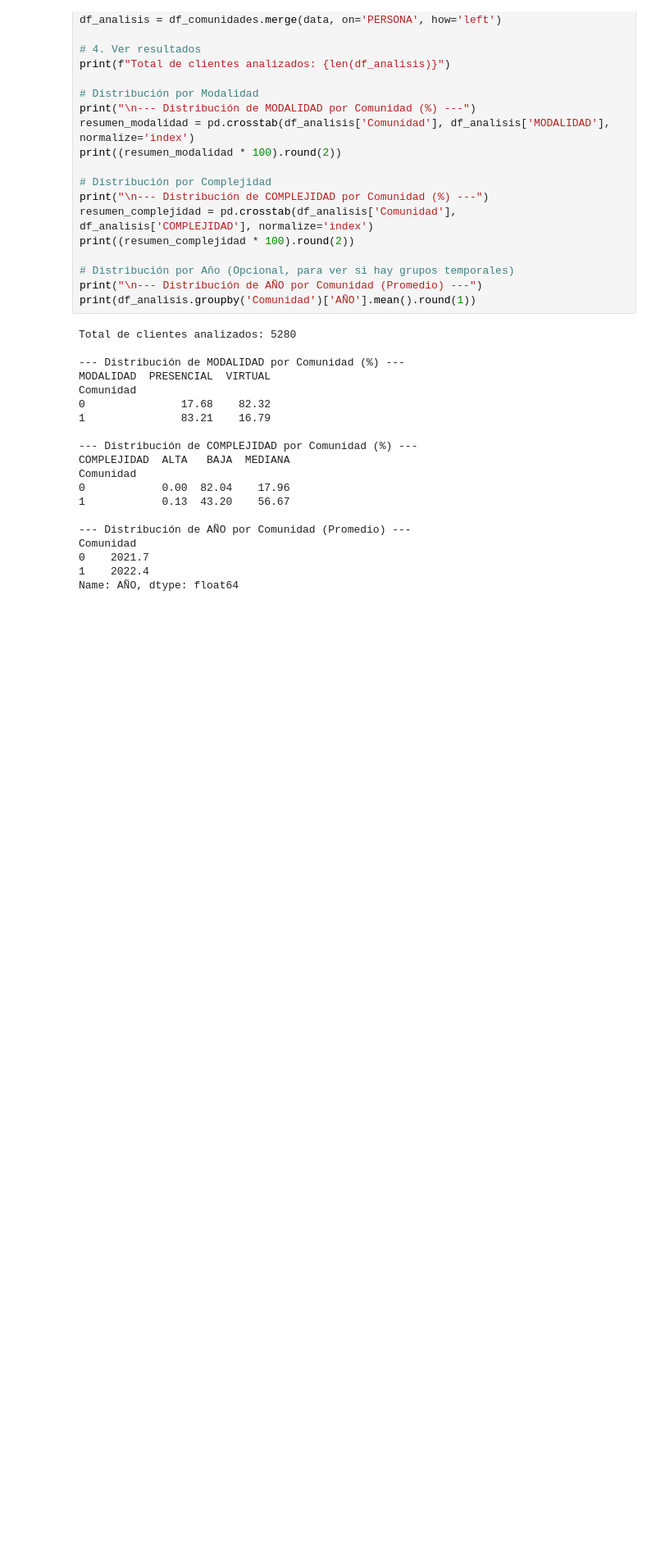
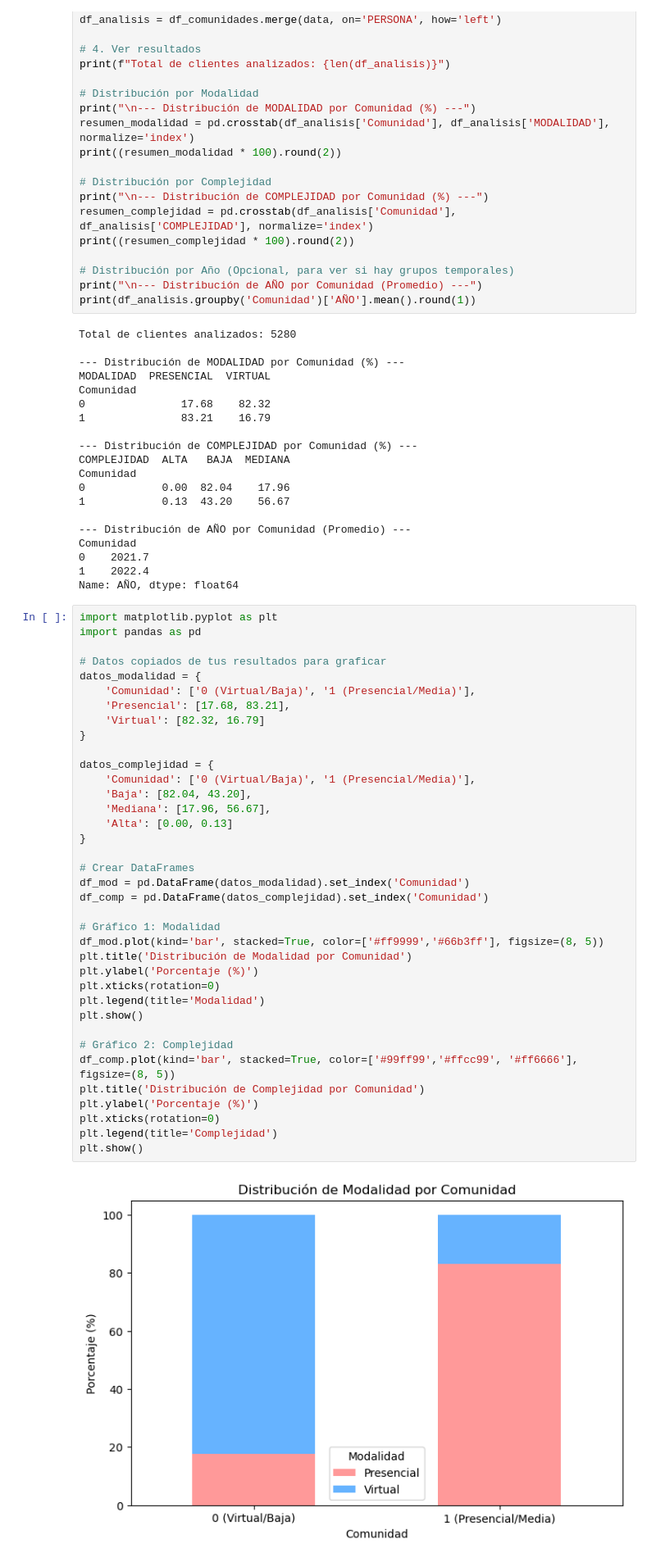
Before and after one commit to Brunix3004/TF_Complex, a Jupyter notebook: code/redes.ipynb, the cells around one changed output. Shown at 82% size. Drawn from its saved outputs; the diff is of its cells as text; blank space fills up the shorter version.

```diff
--- a/code/redes.ipynb
+++ b/code/redes.ipynb
@@ -190,3 +190,42 @@ Comunidad
 0    2021.7
 1    2022.4
 Name: AÑO, dtype: float64
+# %%
+import matplotlib.pyplot as plt
+import pandas as pd
+
+# Datos copiados de tus resultados para graficar
+datos_modalidad = {
+    'Comunidad': ['0 (Virtual/Baja)', '1 (Presencial/Media)'],
+    'Presencial': [17.68, 83.21],
+    'Virtual': [82.32, 16.79]
+}
+
+datos_complejidad = {
+    'Comunidad': ['0 (Virtual/Baja)', '1 (Presencial/Media)'],
+    'Baja': [82.04, 43.20],
+    'Mediana': [17.96, 56.67],
+    'Alta': [0.00, 0.13]
+}
+
+# Crear DataFrames
+df_mod = pd.DataFrame(datos_modalidad).set_index('Comunidad')
+df_comp = pd.DataFrame(datos_complejidad).set_index('Comunidad')
+
+# Gráfico 1: Modalidad
+df_mod.plot(kind='bar', stacked=True, color=['#ff9999','#66b3ff'], figsize=(8, 5))
+plt.title('Distribución de Modalidad por Comunidad')
+plt.ylabel('Porcentaje (%)')
+plt.xticks(rotation=0)
+plt.legend(title='Modalidad')
+plt.show()
+
+# Gráfico 2: Complejidad
+df_comp.plot(kind='bar', stacked=True, color=['#99ff99','#ffcc99', '#ff6666'], figsize=(8, 5))
+plt.title('Distribución de Complejidad por Comunidad')
+plt.ylabel('Porcentaje (%)')
+plt.xticks(rotation=0)
+plt.legend(title='Complejidad')
+plt.show()
+# %% [output]
+[figure, added]
```
Also changed, not shown: parts of 1 cell of this notebook.
